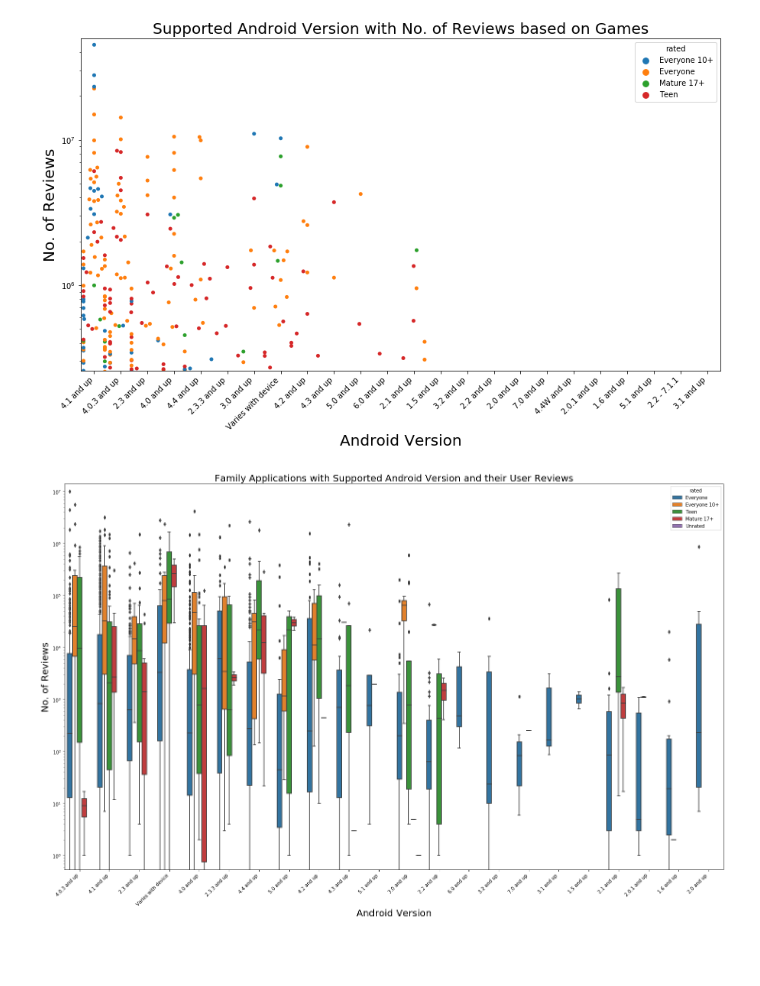
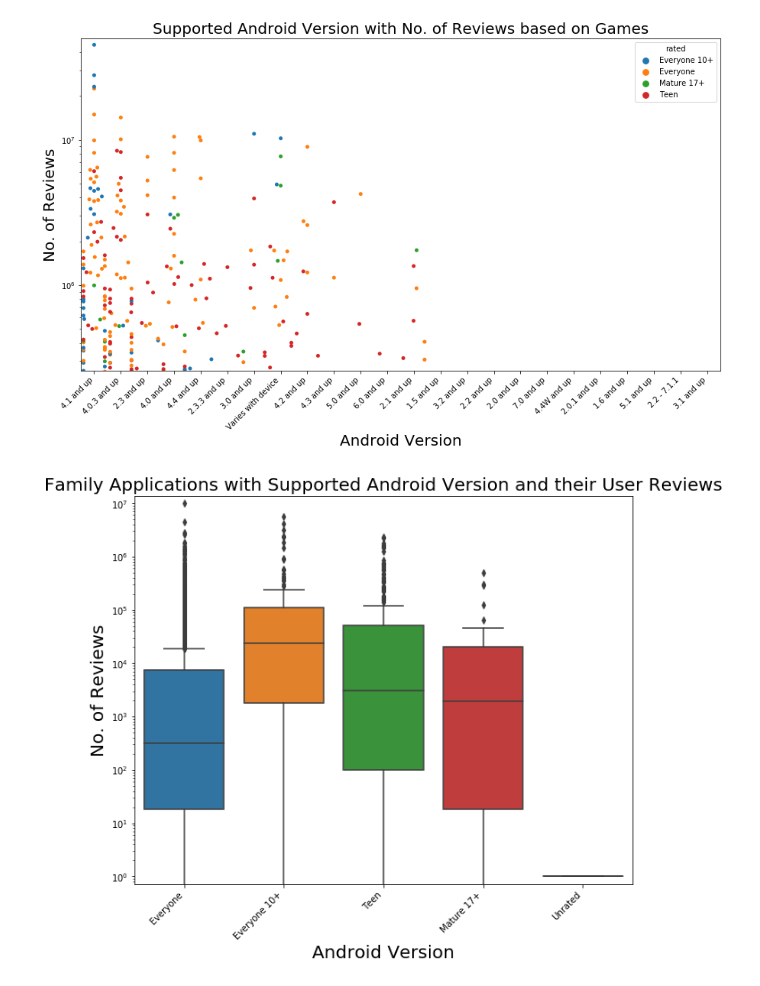
Before and after one commit to souravskr/Google-Play-Store-Analysis, a Jupyter notebook: Project/Project_ver_1.0.ipynb, the cells around one changed output. Drawn from its saved outputs; the diff is of its cells as text; code cells hidden in the pictures; blank space fills up the shorter version.

Commit message:
Plotted simplified version of boxplot.

```diff
--- a/Project/Project_ver_1.0.ipynb
+++ b/Project/Project_ver_1.0.ipynb
@@ -197,19 +197,20 @@ fig_6.savefig("output_6.png", dpi=300, bbox_inches = "tight")
 # %%
 # Box Plot Family Applications with Supported Android Version and their User Reviews
 
 family_data = byCategory.get_group('FAMILY')
-plt.figure(figsize=(25,15))
-chart7 = sns.boxplot(data=family_data, x='osVer', y='reviews', hue='rated')
+plt.figure(figsize=(10,8))
+chart7 = sns.boxplot(data=family_data, x='rated', y='reviews')
+#chart7 = sns.boxplot(data=family_data, x='osVer', y='reviews', hue='rated')
 plt.margins(0.02)
 plt.title('Family Applications with Supported Android Version and their User Reviews', fontsize = 20)
 plt.xlabel('Android Version', fontsize = 20)
 plt.ylabel('No. of Reviews', fontsize = 20)
 chart7.set_yscale('log')
 chart7.set_xticklabels(chart7.get_xticklabels(), rotation=45, horizontalalignment='right')
 fig_7 = chart7.get_figure()
 fig_7.savefig("output_7.png", dpi=300, bbox_inches="tight")
 # %% [output]
-[figure, old version]
+[figure, new version]
 # %%
 # Pie Chart
 from math import pi
```
Also changed, not shown: 2 other files.
